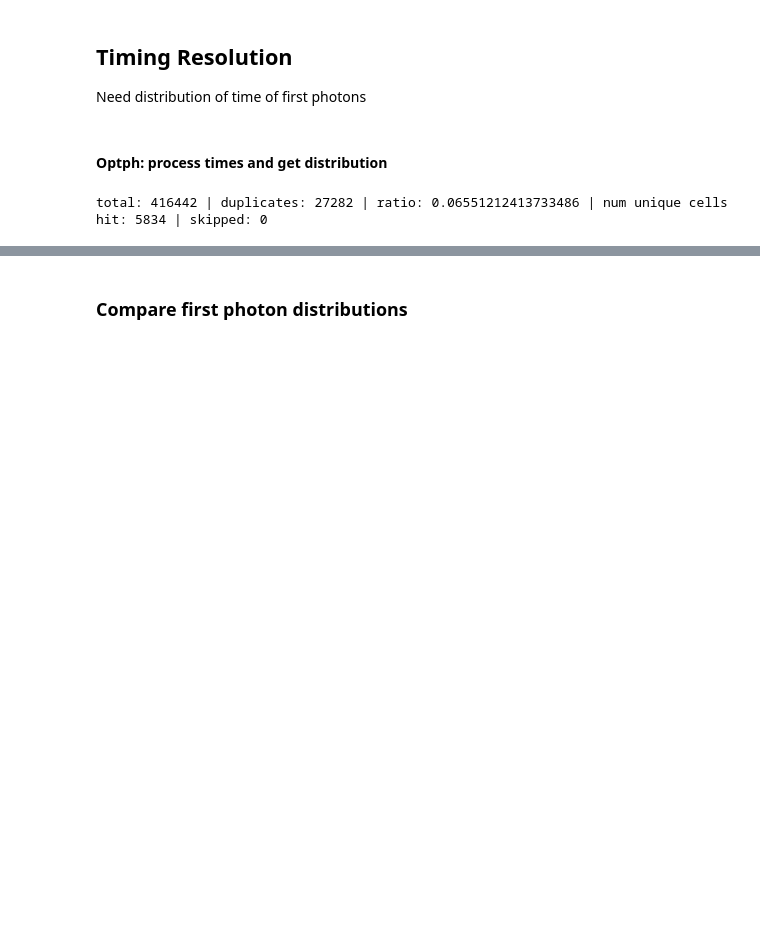
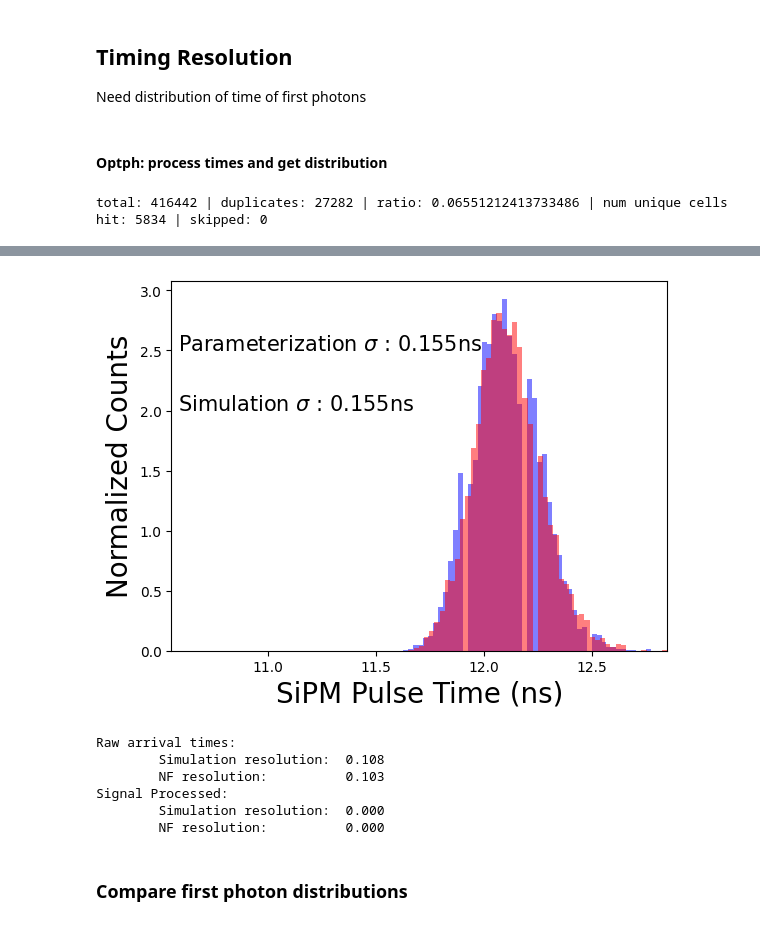
Before and after one commit to RowanKell/work_eic, a Jupyter notebook: macros/NF_timing_modeling/NF_one_bar_time_resolution.ipynb, the cells around one changed output, grey strips where cells are left out. Drawn from its saved outputs; the diff is of its cells as text; code cells hidden in the pictures; blank space fills up the shorter version.

```diff
--- a/macros/NF_timing_modeling/NF_one_bar_time_resolution.ipynb
+++ b/macros/NF_timing_modeling/NF_one_bar_time_resolution.ipynb
@@ -344,0 +457,14 @@ total: 416442 | duplicates: 27282 | ratio: 0.06551212413733486 | num unique cell
+# %%
+CFD_times_NF = []
+for event in range(len(samples_per_event)):
+    photon_times_NF = np.array(samples_per_event[event]) * 10.0**(-9)
+    time_arr_NF, waveform_NF = processor.generate_waveform(photon_times_NF)
+    if(useCFD):
+        timing_NF = processor.get_pulse_timing(waveform_NF, threshold=pixel_threshold)
+    else:
+        timing_NF = processor.constant_threshold_timing(waveform_NF,threshold = pixel_threshold)
+
+    curr_charge_NF = processor.integrate_charge(waveform_NF) * 1.0e6
+    curr_timing_NF = timing_NF * 1.0e9
+#     print(curr_timing_NF)
+    CFD_times_NF.append(curr_timing_NF)
@@ -344,0 +492,6 @@ total: 416442 | duplicates: 27282 | ratio: 0.06551212413733486 | num unique cell
+# %%
+CFD_times = np.array(CFD_times)
+CFD_times_NF = np.array(CFD_times_NF)
+# %%
+CFD_times_cut = CFD_times[(CFD_times <13) & (CFD_times > 11.5)]
+CFD_times_NF_cut = CFD_times_NF[(CFD_times_NF <13) & (CFD_times_NF > 11.5)]
@@ -345,3 +501,29 @@ total: 416442 | duplicates: 27282 | ratio: 0.06551212413733486 | num unique cell
+# %%
+
+plot.hist(CFD_times_NF_cut,bins = 50, density = True,alpha = 0.5, color = "blue", label = "Parameterization");
+plot.hist(CFD_times_cut,bins = 50, density = True,alpha = 0.5, color = "red", label = "Simulation");
+plot.ylabel("Normalized Counts",fontsize = 20)
+plot.xlabel("SiPM Pulse Time (ns)",fontsize = 20)
+plot.text(10.58,2,f"Simulation $\sigma$ : {sim_std_CFD:0.3f}ns",fontsize = 15)
+plot.text(10.58,2.5,f"Parameterization $\sigma$ : {NF_std_CFD:0.3f}ns",fontsize = 15)
+plot.xlim(10.55,12.85)
+plot.savefig("plots/PaperPlots/resolution_NF_vs_sim_SiPM_1_8_time_constant_1GHz_sampling.pdf")
+# %% [output]
+[figure, added]
+# %%
+print(f"Raw arrival times:")
+print(f"\tSimulation resolution: \t{sim_std:0.3f}")
+print(f"\tNF resolution: \t\t{NF_std:0.3f}")
+print(f"Signal Processed: ")
+print(f"\tSimulation resolution: \t{sim_std_CFD:0.3f}")
+print(f"\tNF resolution: \t\t{NF_std_CFD:0.3f}")
+# %% [output]
+Raw arrival times:
+        Simulation resolution:  0.108
+        NF resolution:          0.103
+Signal Processed:
+        Simulation resolution:  0.000
+        NF resolution:          0.000
 # %%
 all_times_optph = []
 for event_idx in range(len(times)):
```
Also changed, not shown: parts of 11 cells of this notebook, 4 other files.
